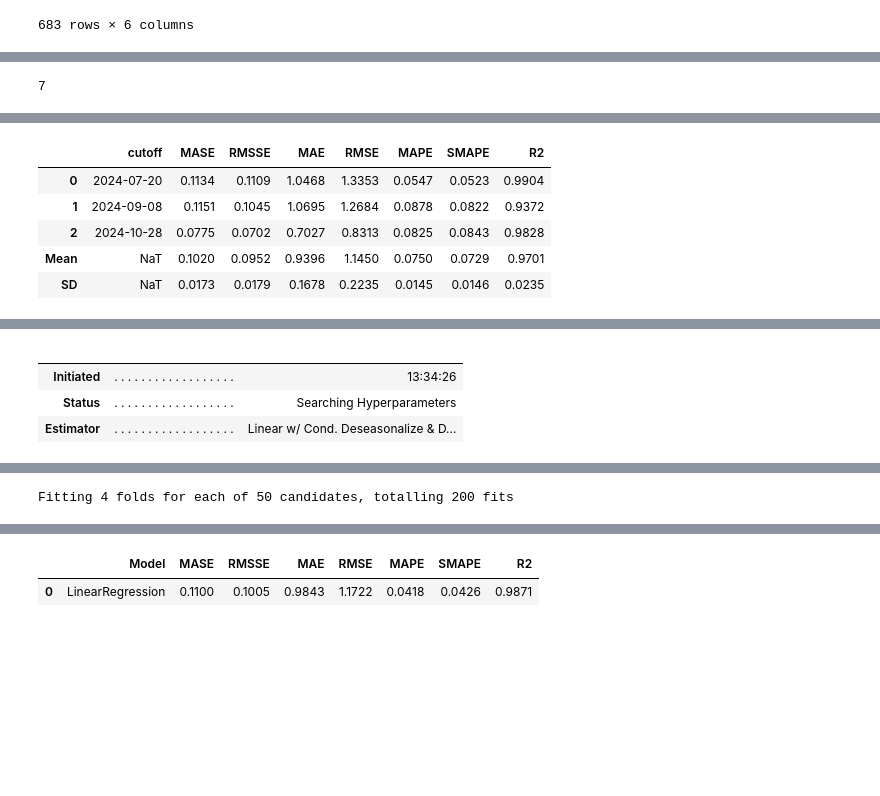
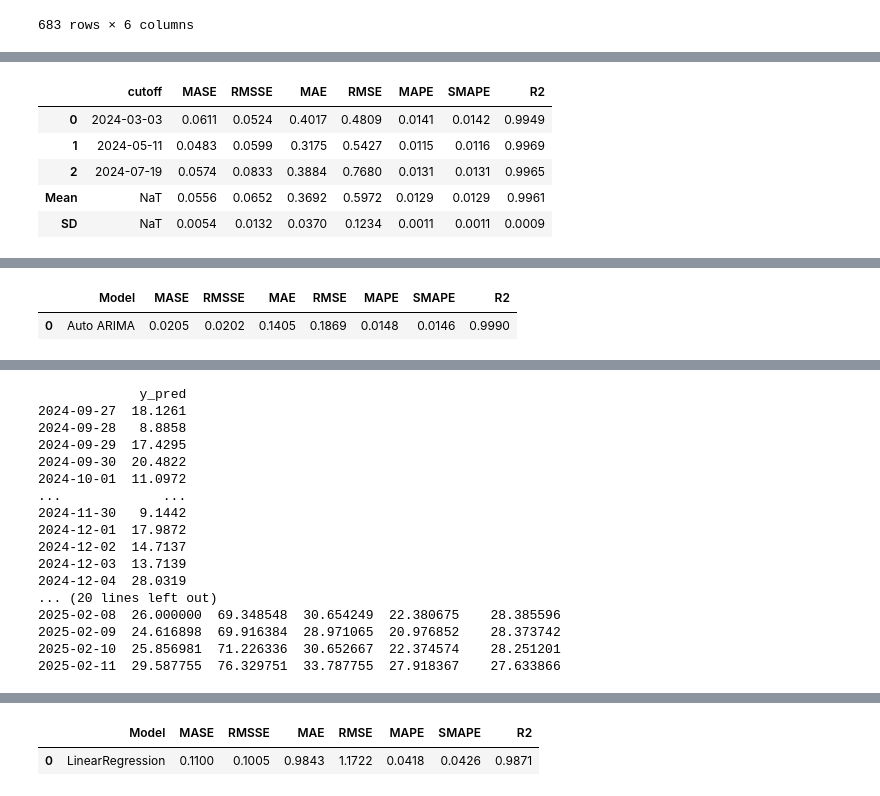
Before and after one commit to KIM2548TH/termproject1-2_cleandata, a Jupyter notebook: test_kim.ipynb, the cells around one changed output, grey strips where cells are left out. Saved outputs shown, nothing was run; the diff lists cells and outputs as text; code cells hidden in the pictures; blank space fills up the shorter version.

Commit message:
test models 1

```diff
--- a/test_kim.ipynb
+++ b/test_kim.ipynb
@@ -200,35 +213,50 @@ setup(train_df, target=target, fh=50, session_id=123, fold_strategy='expanding')
 # %%
-print(len(test_df))
-arima_model = exp.create_model("lr_cds_dt")  # สร้างโมเดล ARIMA โดยใช้ auto_arima
+# print(len(test_df))
+# arima_model = create_model("auto_arima")  # สร้างโมเดล ARIMA โดยใช้ auto_arima
 
-tuned_arima = tune_model(arima_model, fold=4, n_iter=50)  # ปรับค่าพารามิเตอร์/
+# tuned_arima = tune_model(arima_model, fold=4, n_iter=50)  # ปรับค่าพารามิเตอร์/
 
-finalized_arima = finalize_model(tuned_arima)
+# finalized_arima = finalize_model(tuned_arima)
 
-# predictions = predict_model(tuned_arima)
+# # predictions = predict_model(tuned_arima)
 
-# predictions2 = predict_model(finalize_model, X=test_df)
+# # predictions2 = predict_model(finalize_model, X=test_df)
 
-#  # ทำนายข้อมูล
+# #  # ทำนายข้อมูล
 
-future_predictions = predict_model(finalize_model, fh=len(test_df))
+# future_predictions = predict_model(finalize_model, fh=len(test_df))
+# print(future_predictions)
+
+# print(df.tail(20))
+# # ดูผลลัพธ์ที่ได้
+# print(future_predictions)
+# X_test = test_df.drop(columns=[target])
+# # X_test = test_df.drop(columns=['timestamp'])
+# print(X_test)
+
+# สร้างและปรับแต่งโมเดล ARIMA
+arima_model = create_model("auto_arima")
+# tuned_arima = tune_model(arima_model, fold=4, n_iter=50)
+# finalized_arima = finalize_model(tuned_arima)
+
+# ลบคอลัมน์ target ออกจาก test_df เพื่อใช้เป็น Exogenous Variables
+
+# ทำนายข้อมูลโดยส่ง X_test
+future_predictions = predict_model(arima_model)
+# future_predictions = future_predictions(arima_model)
+
+
+# แสดงผลลัพธ์
 print(future_predictions)
-
 print(df.tail(20))
-# ดูผลลัพธ์ที่ได้
-print(future_predictions)
 # %% [output]
-7
 [interactive output not drawn]
 |  | cutoff | MASE | RMSSE | MAE | RMSE | MAPE | SMAPE | R2 |
-| 0 | 2024-07-20 | 0.1134 | 0.1109 | 1.0468 | 1.3353 | 0.0547 | 0.0523 | 0.9904 |
-| 1 | 2024-09-08 | 0.1151 | 0.1045 | 1.0695 | 1.2684 | 0.0878 | 0.0822 | 0.9372 |
-| 2 | 2024-10-28 | 0.0775 | 0.0702 | 0.7027 | 0.8313 | 0.0825 | 0.0843 | 0.9828 |
-| Mean | NaT | 0.1020 | 0.0952 | 0.9396 | 1.1450 | 0.0750 | 0.0729 | 0.9701 |
-| SD | NaT | 0.0173 | 0.0179 | 0.1678 | 0.2235 | 0.0145 | 0.0146 | 0.0235 |
+| 0 | 2024-03-03 | 0.0611 | 0.0524 | 0.4017 | 0.4809 | 0.0141 | 0.0142 | 0.9949 |
+| 1 | 2024-05-11 | 0.0483 | 0.0599 | 0.3175 | 0.5427 | 0.0115 | 0.0116 | 0.9969 |
+| 2 | 2024-07-19 | 0.0574 | 0.0833 | 0.3884 | 0.7680 | 0.0131 | 0.0131 | 0.9965 |
+| Mean | NaT | 0.0556 | 0.0652 | 0.3692 | 0.5972 | 0.0129 | 0.0129 | 0.9961 |
+| SD | NaT | 0.0054 | 0.0132 | 0.0370 | 0.1234 | 0.0011 | 0.0011 | 0.0009 |
 [interactive output not drawn]
-|  |  |  |
-|  |  |  |
-| Initiated | . . . . . . . . . . . . . . . . . . | 13:34:26 |
-| Status | . . . . . . . . . . . . . . . . . . | Searching Hyperparameters |
-| Estimator | . . . . . . . . . . . . . . . . . . | Linear w/ Cond. Deseasonalize & D... |
+|  | Model | MASE | RMSSE | MAE | RMSE | MAPE | SMAPE | R2 |
+| 0 | Auto ARIMA | 0.0205 | 0.0202 | 0.1405 | 0.1869 | 0.0148 | 0.0146 | 0.9990 |
@@ -236 +262,0 @@ print(future_predictions)
-Fitting 4 folds for each of 50 candidates, totalling 200 fits
@@ -238,0 +263,17 @@ Fitting 4 folds for each of 50 candidates, totalling 200 fits
+             y_pred
+2024-09-27  18.1261
+2024-09-28   8.8858
+2024-09-29  17.4295
+2024-09-30  20.4822
+2024-10-01  11.0972
+...             ...
+2024-11-30   9.1442
+2024-12-01  17.9872
+2024-12-02  14.7137
+2024-12-03  13.7139
+2024-12-04  28.0319
+... (20 lines left out)
+2025-02-08  26.000000  69.348548  30.654249  22.380675    28.385596
+2025-02-09  24.616898  69.916384  28.971065  20.976852    28.373742
+2025-02-10  25.856981  71.226336  30.652667  22.374574    28.251201
+2025-02-11  29.587755  76.329751  33.787755  27.918367    27.633866
```
Also changed, not shown: parts of 5 cells of this notebook.
